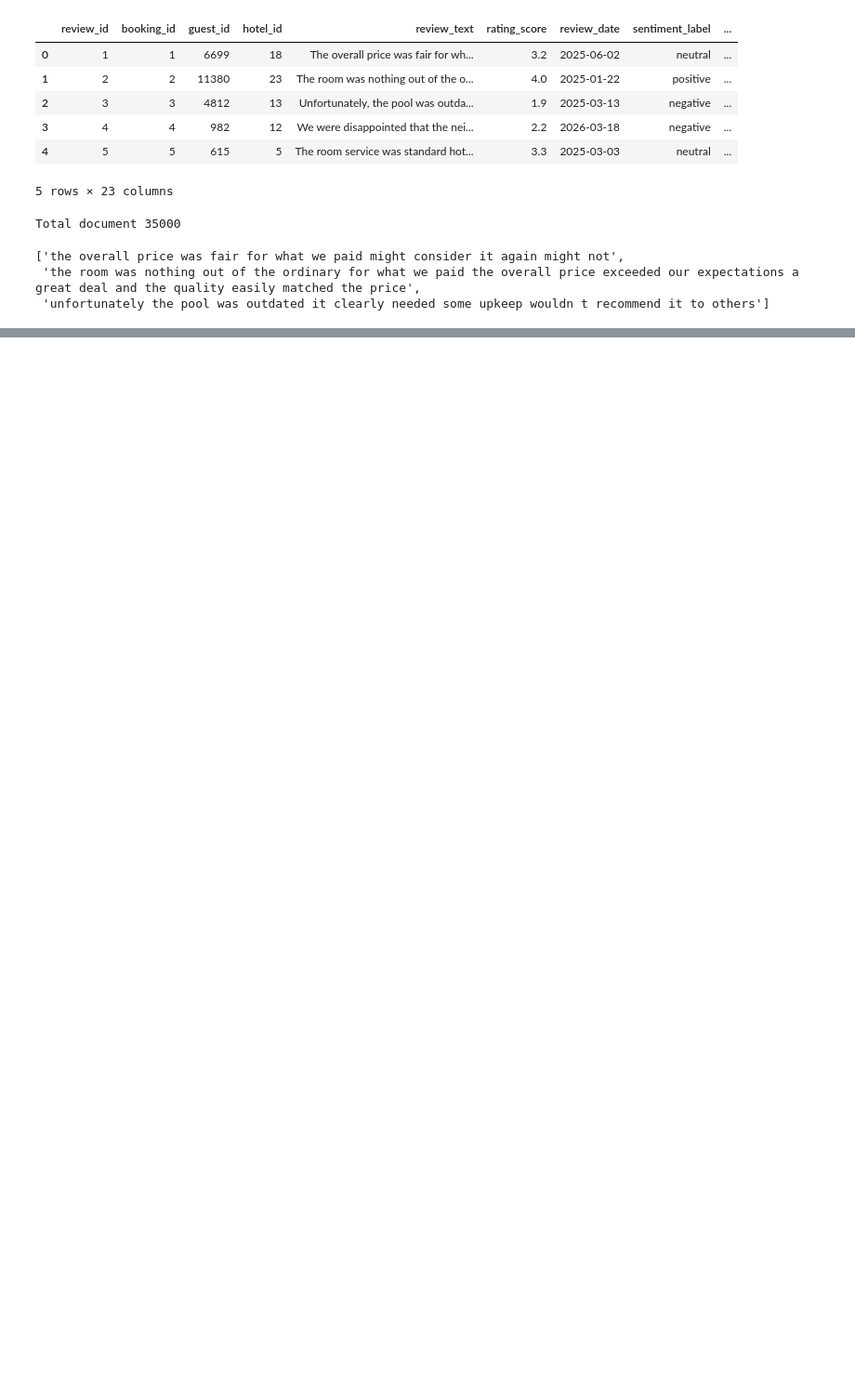
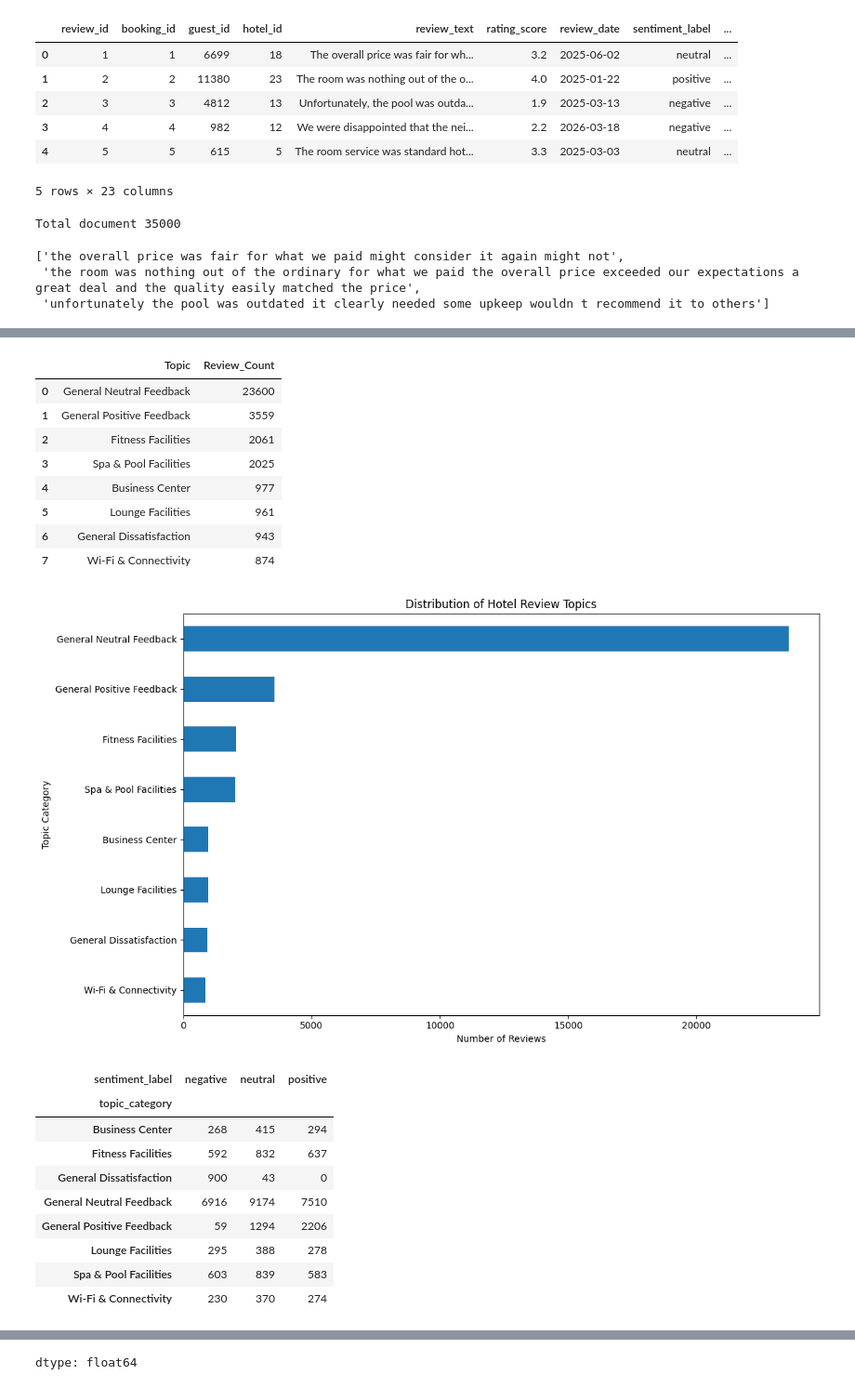
Before and after one commit to aderemi1224/Guest_Sentiment, a Jupyter notebook: notebook/03_topic_modelling.ipynb, the cells around one changed output, grey strips where cells are left out. Shown at 93% size. Saved outputs shown, nothing was run; the diff lists cells and outputs as text; code cells hidden in the pictures; blank space fills up the shorter version.

```diff
--- a/notebook/03_topic_modelling.ipynb
+++ b/notebook/03_topic_modelling.ipynb
@@ -7,5 +49,5 @@ import re
 # %%
-merged = pd.read_csv(r"C:\Users\hp\Documents\Montra_Amdari\data\processed\montra_cleaned_data.csv")
+merged = pd.read_csv("montra_cleaned_data.csv")
 merged.head()
 # %% [output]
 |  | review_id | booking_id | guest_id | hotel_id | review_text | rating_score | review_date | sentiment_label | ... |
@@ -31,0 +113,3 @@ document = [re.sub(r'\s+',' ', doc) for doc in document]
+# %%
+device = "cuda" if torch.cuda.is_available() else "cpu"
+print("Using device:", device)
@@ -31,0 +202,11 @@ document = [re.sub(r'\s+',' ', doc) for doc in document]
+# %%
+new_topics = topic_model.reduce_outliers(document, topics, strategy="c-tf-idf")
+
+topic_model.update_topics(
+    document,
+    topics=new_topics,
+    vectorizer_model=vectorizer_model
+)
+
+print(topic_model.vectorizer_model)
+print(topic_model.get_topic(0))
@@ -31,0 +217,3 @@ document = [re.sub(r'\s+',' ', doc) for doc in document]
+# %%
+merged["topic"] = topics
+merged[["review_text","topic"]].head(10)
@@ -31,0 +339,56 @@ document = [re.sub(r'\s+',' ', doc) for doc in document]
+# %%
+# Topic distribution
+topic_distribution = merged["topic_category"].value_counts().reset_index()
+topic_distribution.columns = ["Topic", "Review_Count"]
+display(topic_distribution)
+
+import matplotlib.pyplot as plt
+
+topic_distribution.sort_values("Review_Count").plot(
+    x="Topic", y="Review_Count", kind="barh", legend=False, figsize=(12, 7)
+)
+plt.title("Distribution of Hotel Review Topics")
+plt.xlabel("Number of Reviews")
+plt.ylabel("Topic Category")
+plt.tight_layout()
+plt.show()
+
+# Topic vs sentiment
+topic_sentiment = pd.crosstab(merged["topic_category"], merged["sentiment_label"])
+display(topic_sentiment)
+
+topic_sentiment.plot(kind="bar", figsize=(12, 6))
+plt.title("Hotel Review Topics by Sentiment")
+plt.xticks(rotation=45, ha="right")
+plt.tight_layout()
+plt.show()
+
+# Topic vs average rating
+topic_rating = merged.groupby("topic_category")["rating_score"].mean().sort_values()
+display(topic_rating)
+
+topic_rating.plot(kind="barh", figsize=(10, 6))
+plt.title("Average Rating by Topic")
+plt.tight_layout()
+plt.show()
+# %% [output]
+|  | Topic | Review_Count |
+| 0 | General Neutral Feedback | 23600 |
+| 1 | General Positive Feedback | 3559 |
+| 2 | Fitness Facilities | 2061 |
+| 3 | Spa & Pool Facilities | 2025 |
+| 4 | Business Center | 977 |
+| 5 | Lounge Facilities | 961 |
+| 6 | General Dissatisfaction | 943 |
+| 7 | Wi-Fi & Connectivity | 874 |
+[figure, added]
+| sentiment_label | negative | neutral | positive |
+| topic_category |  |  |  |
+| Business Center | 268 | 415 | 294 |
+| Fitness Facilities | 592 | 832 | 637 |
+| General Dissatisfaction | 900 | 43 | 0 |
+| General Neutral Feedback | 6916 | 9174 | 7510 |
+| General Positive Feedback | 59 | 1294 | 2206 |
+| Lounge Facilities | 295 | 388 | 278 |
+| Spa & Pool Facilities | 603 | 839 | 583 |
+| Wi-Fi & Connectivity | 230 | 370 | 274 |
@@ -31,0 +406 @@ document = [re.sub(r'\s+',' ', doc) for doc in document]
+dtype: float64
```
Also changed, not shown: parts of 28 cells of this notebook, 3 other files.
